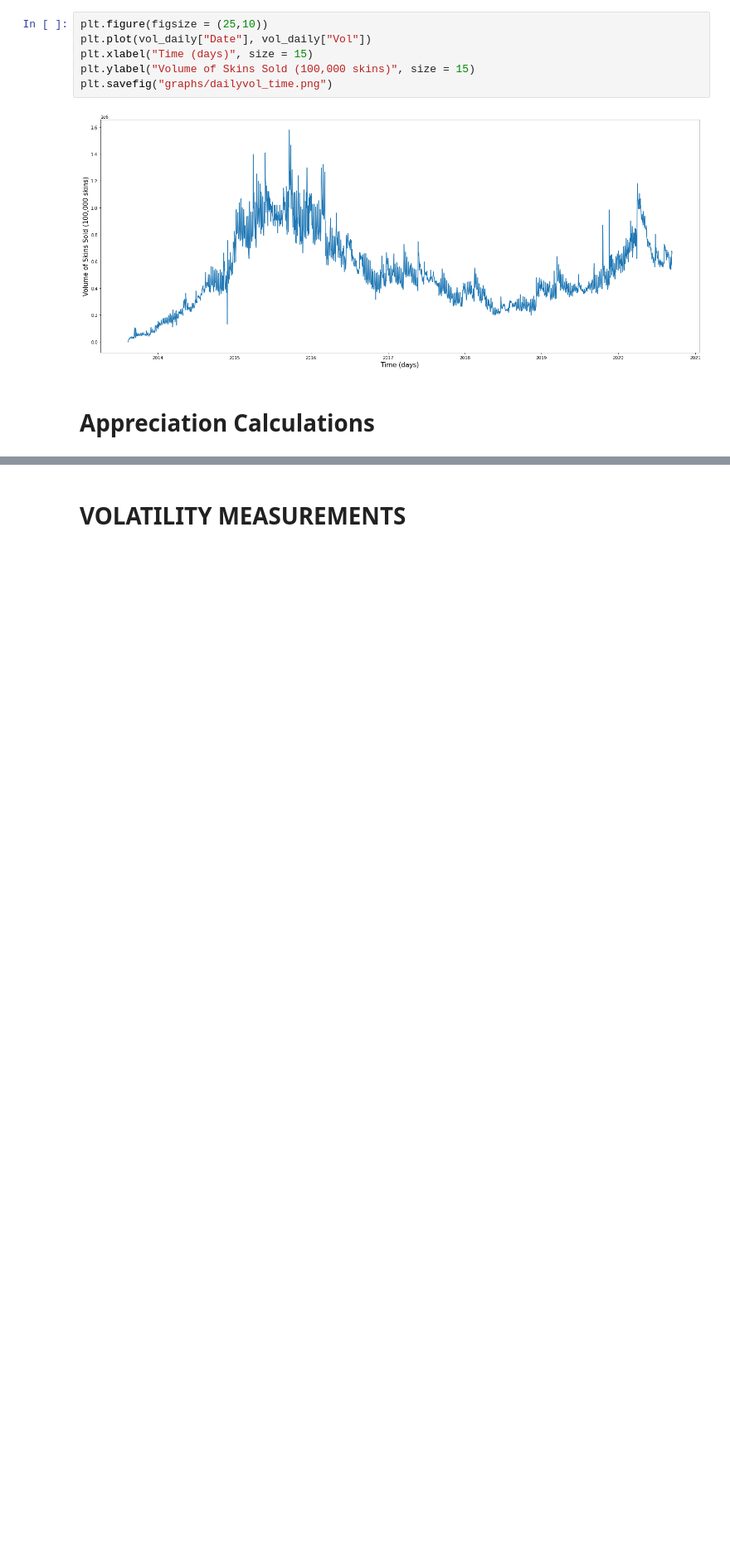
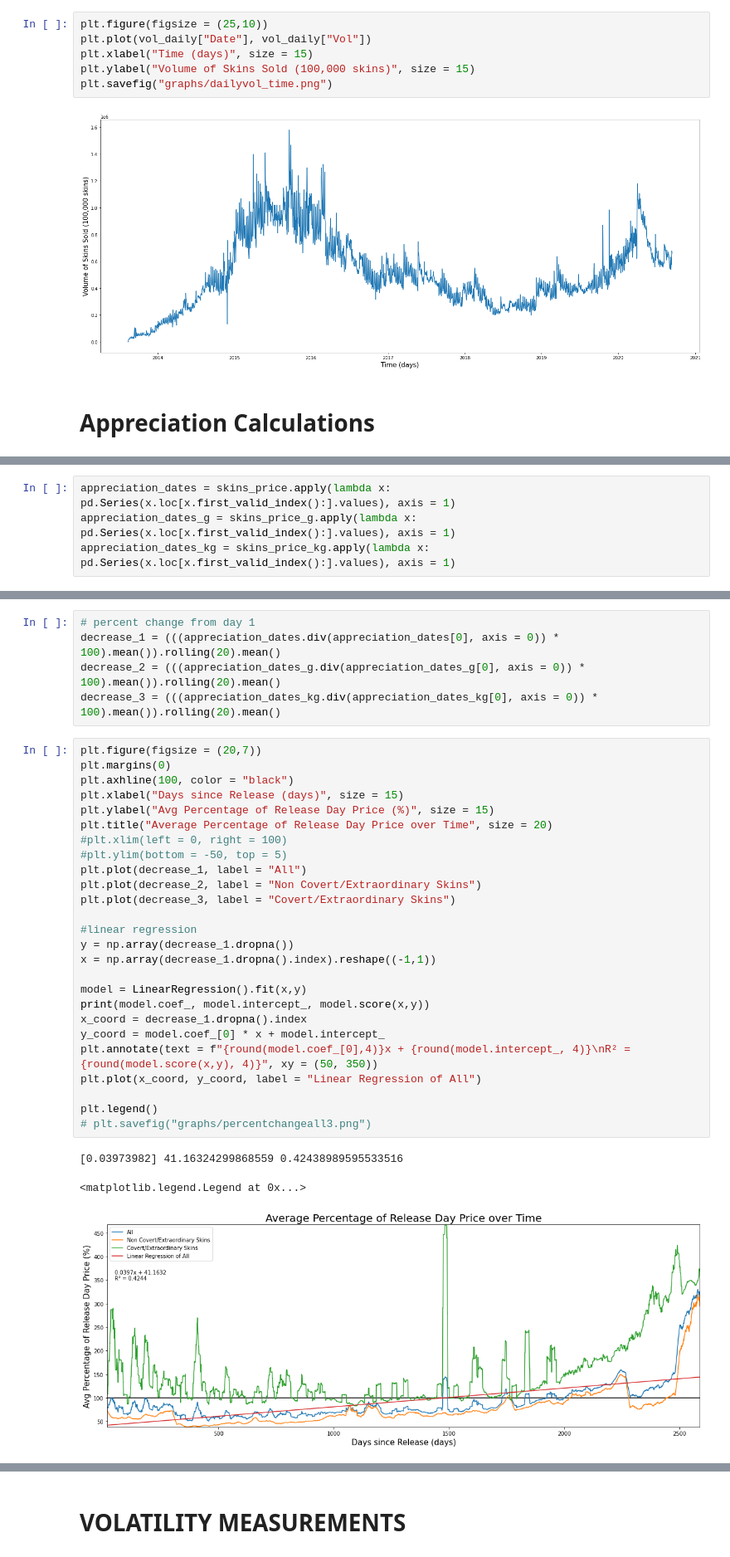
Before and after one commit to whuang37/csgo-market, a Jupyter notebook: data_analysis.ipynb, the cells around one changed output, grey strips where cells are left out. Shown at 83% size. Drawn from its saved outputs; the diff is of its cells as text; blank space fills up the shorter version.

```diff
--- a/data_analysis.ipynb
+++ b/data_analysis.ipynb
@@ -407,0 +238,4 @@ Name: 0, Length: 10281, dtype: float64
+# %%
+appreciation_dates = skins_price.apply(lambda x: pd.Series(x.loc[x.first_valid_index():].values), axis = 1)
+appreciation_dates_g = skins_price_g.apply(lambda x: pd.Series(x.loc[x.first_valid_index():].values), axis = 1)
+appreciation_dates_kg = skins_price_kg.apply(lambda x: pd.Series(x.loc[x.first_valid_index():].values), axis = 1)
@@ -407,0 +260,35 @@ Name: 0, Length: 10281, dtype: float64
+# %%
+# percent change from day 1
+decrease_1 = (((appreciation_dates.div(appreciation_dates[0], axis = 0)) * 100).mean()).rolling(20).mean()
+decrease_2 = (((appreciation_dates_g.div(appreciation_dates_g[0], axis = 0)) * 100).mean()).rolling(20).mean()
+decrease_3 = (((appreciation_dates_kg.div(appreciation_dates_kg[0], axis = 0)) * 100).mean()).rolling(20).mean()
+# %%
+plt.figure(figsize = (20,7))
+plt.margins(0)
+plt.axhline(100, color = "black")
+plt.xlabel("Days since Release (days)", size = 15)
+plt.ylabel("Avg Percentage of Release Day Price (%)", size = 15)
+plt.title("Average Percentage of Release Day Price over Time", size = 20)
+#plt.xlim(left = 0, right = 100)
+#plt.ylim(bottom = -50, top = 5)
+plt.plot(decrease_1, label = "All")
+plt.plot(decrease_2, label = "Non Covert/Extraordinary Skins")
+plt.plot(decrease_3, label = "Covert/Extraordinary Skins")
+
+#linear regression
+y = np.array(decrease_1.dropna())
+x = np.array(decrease_1.dropna().index).reshape((-1,1))
+
+model = LinearRegression().fit(x,y)
+print(model.coef_, model.intercept_, model.score(x,y))
+x_coord = decrease_1.dropna().index
+y_coord = model.coef_[0] * x + model.intercept_
+plt.annotate(text = f"{round(model.coef_[0],4)}x + {round(model.intercept_, 4)}\nR² = {round(model.score(x,y), 4)}", xy = (50, 350))
+plt.plot(x_coord, y_coord, label = "Linear Regression of All")
+
+plt.legend()
+# plt.savefig("graphs/percentchangeall3.png")
+# %% [output]
+[0.03973982] 41.16324299868559 0.42438989595533516
+<matplotlib.legend.Legend at 0x...>
+[figure, added]
```
Also changed, not shown: parts of 63 cells of this notebook.
